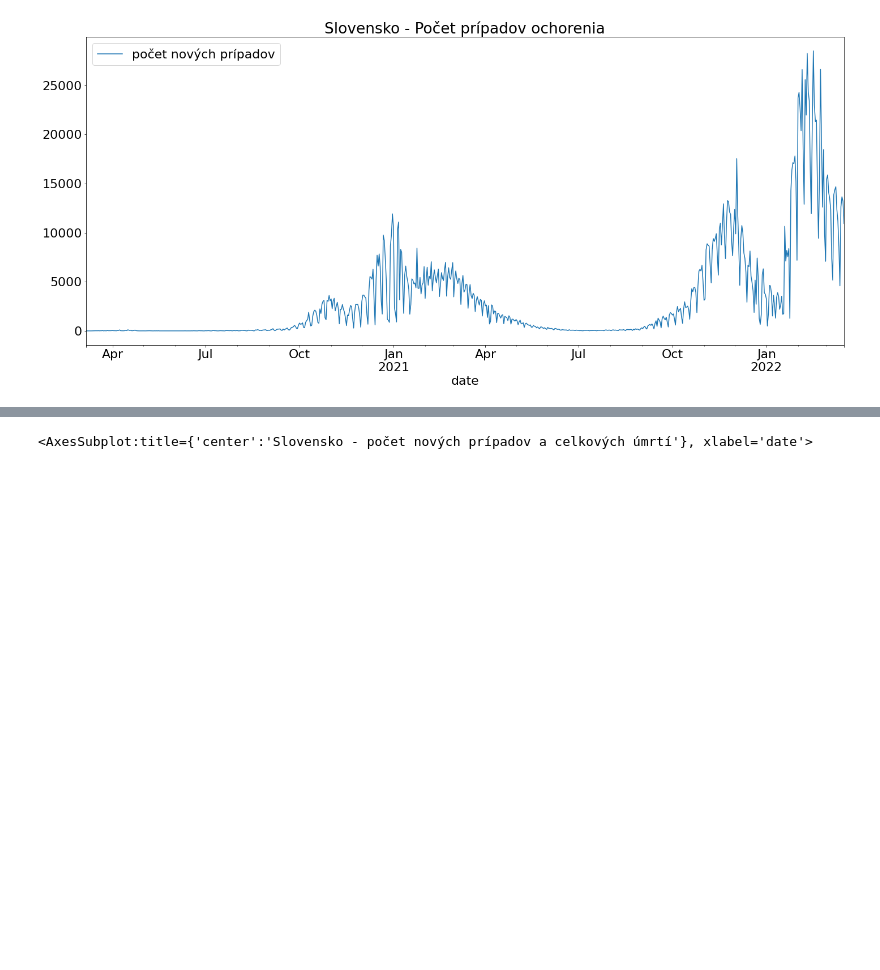
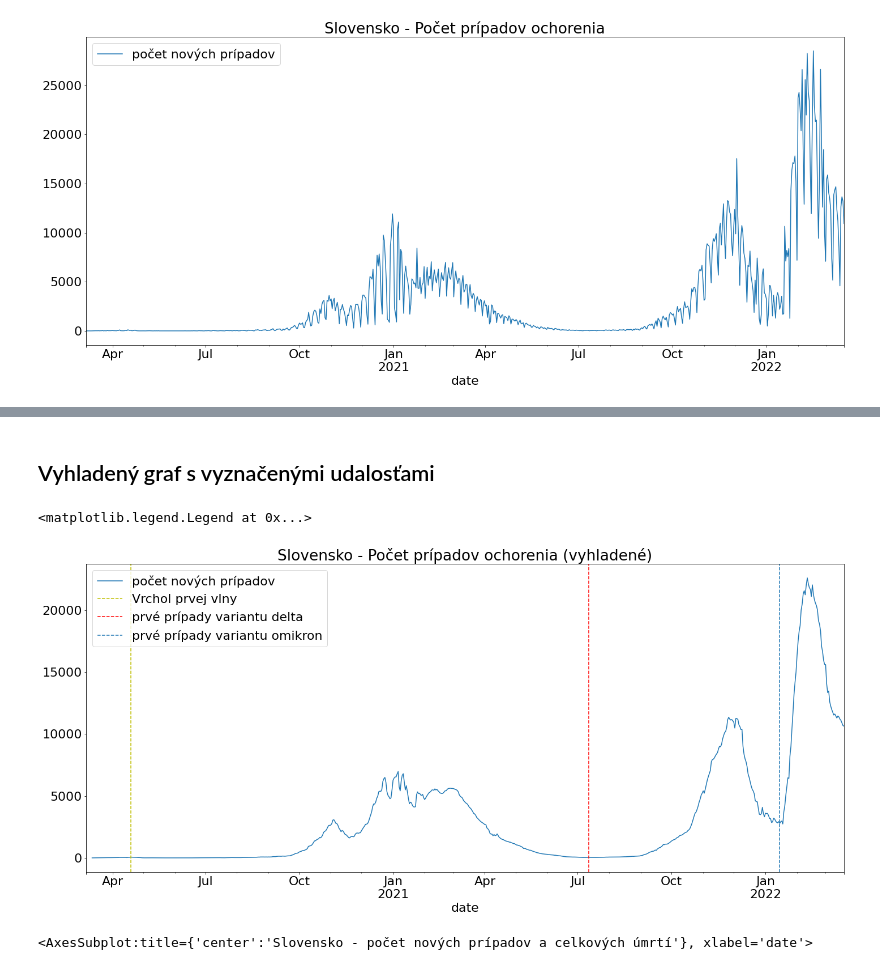
Before and after one commit to eduardgruy/dp-covid-analyza, a Jupyter notebook: 1_1_slovakia_analysis.ipynb, the cells around one changed output, grey strips where cells are left out. Cells and saved outputs as stored; diff of their text form; code cells hidden in the pictures; blank space fills up the shorter version.

```diff
--- a/1_1_slovakia_analysis.ipynb
+++ b/1_1_slovakia_analysis.ipynb
@@ -14,4 +14,5 @@ data.set_index('date', inplace=True)
 plt.figure()
 plt.rcParams.update({'font.size': 22}) # must set in top
 plt.rcParams.update({'figure.figsize': (24,10)}) # must set in top
+plt.rcParams["axes.formatter.limits"] = (-5, 12)
 # %% [output]
@@ -68,3 +68,17 @@ slovakia.plot(y=['new_cases_smoothed'],
+# %% [markdown]
+## Vyhladený graf s vyznačenými udalosťami
+# %%
+slovakia.plot(y=['new_cases_smoothed'],
+              title="Slovensko - Počet prípadov ochorenia (vyhladené)",
+              label=["počet nových prípadov"])
+
+plt.axvline(pd.to_datetime('2020-04-19'), color='y', linestyle='--', label='Vrchol prvej vlny')
+plt.axvline(pd.to_datetime('2021-07-12'), color='r', linestyle='--', label='prvé prípady variantu delta')
+plt.axvline(pd.to_datetime('2022-01-15'), linestyle='--', label='prvé prípady variantu omikron')
+plt.legend(loc='upper left')
+# %% [output]
+<matplotlib.legend.Legend at 0x...>
+[figure, added]
 # %%
 slovakia.plot(y=['new_cases_smoothed', 'total_deaths'],
               title="Slovensko - počet nových prípadov a celkových úmrtí",
```
Also changed, not shown: parts of 7 cells of this notebook, 2 other files.
